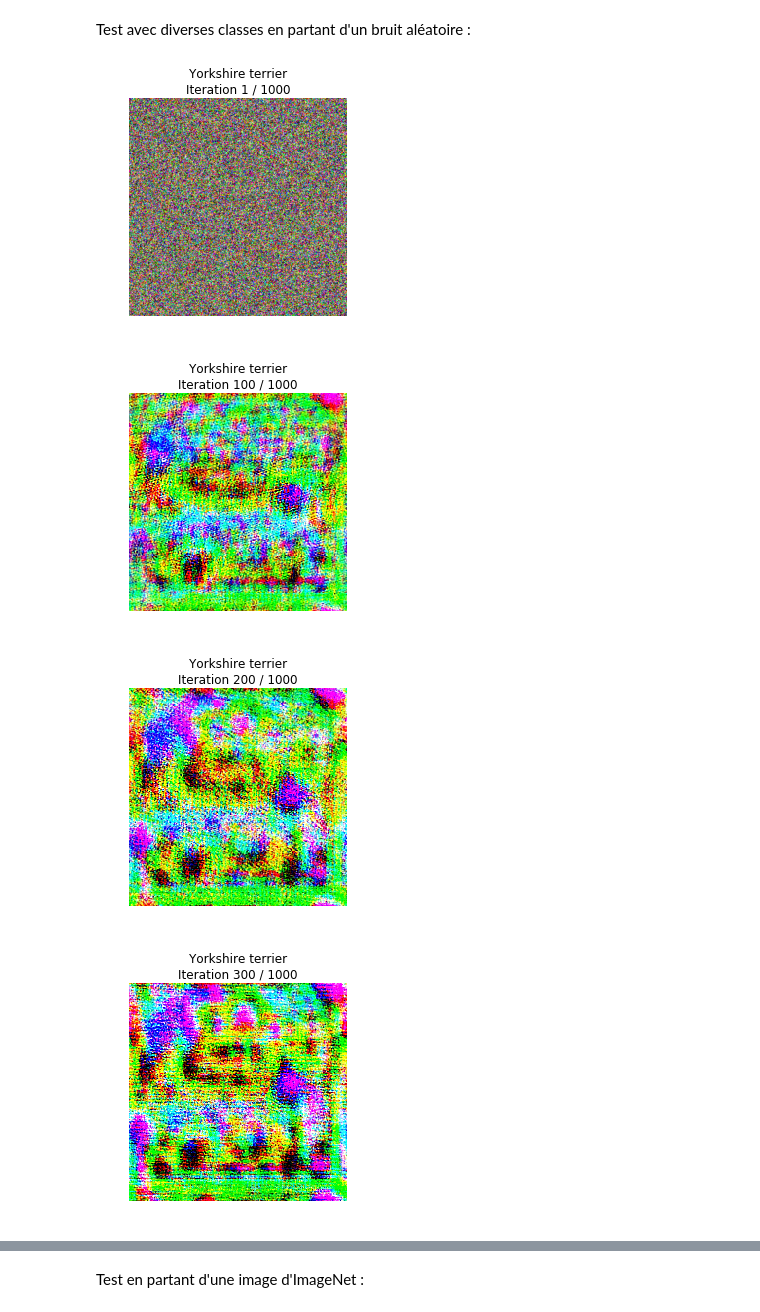
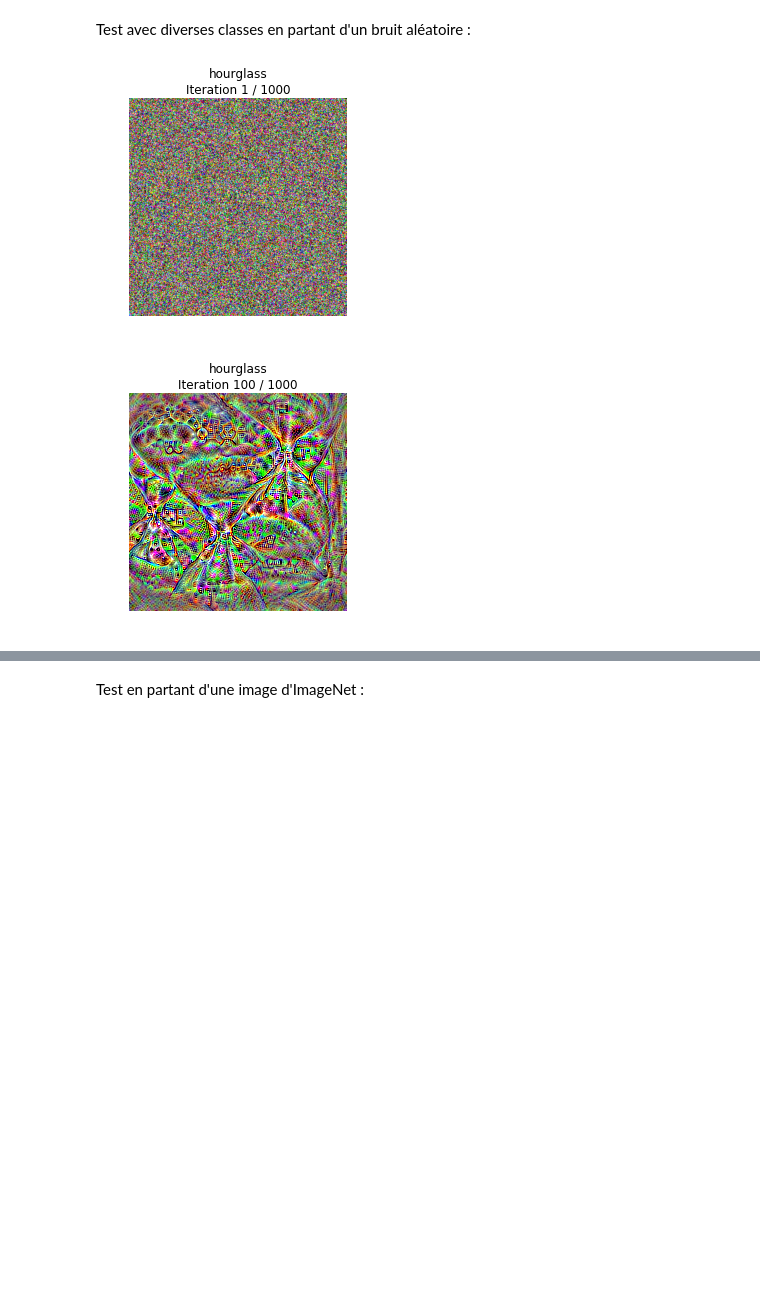
Before and after one commit to kalifou/tme_10_11_rdfia, a Jupyter notebook: TME10-11.ipynb, the cells around one changed output, grey strips where cells are left out. Cells and saved outputs as stored; diff of their text form; code cells hidden in the pictures; blank space fills up the shorter version.

```diff
--- a/TME10-11.ipynb
+++ b/TME10-11.ipynb
@@ -339,7 +344,7 @@ number of iterations needed: 12
 Ecrire le code permettant de calculer une image maximisant le score d'une classe, sujet à un certain nombre de régularisations. Voir le sujet pour les details.
 # %%
 def create_class_visualization(target_y, model, dtype, init_img=None, l2_reg=1e-3, learning_rate=5,
-                               num_iterations=200, blur_every=10, max_jitter=16, show_every=25):
+                               num_iterations=200, blur_every=10, max_jitter=16, show_every=25,fig_names=''):
     """
     Generate an image to maximize the score of target_y under a pretrained model.
 
@@ -375,7 +380,7 @@ def create_class_visualization(target_y, model, dtype, init_img=None, l2_reg=1e-
         ########################################################################
         # TODO: Use the model to compute the gradient of the score for the     #
         # class target_y with respect to the pixels of the image, and make a   #
-        # gradient step on the image using the learning rate. Don't forget the #
+        # gradient step on the image using the learning rate. Don't forget thne #
         # L2 regularization term!                                              #
         # Be very careful about the signs of elements in your code.            #
         ########################################################################
@@ -387,6 +392,7 @@ def create_class_visualization(target_y, model, dtype, init_img=None, l2_reg=1e-
         #print(grad.data.shape)
         #print(X_fooling_var.data.shape)
         img_var.data += learning_rate * grad
+        img_var.grad.data.zero_()
         #print(F.softmax(model(img_var))[0,target_y])
         ########################################################################
         #                             END OF YOUR CODE                         #
@@ -410,26 +416,26 @@ def create_class_visualization(target_y, model, dtype, init_img=None, l2_reg=1e-
             plt.title('%s\nIteration %d / %d' % (class_name, t + 1, num_iterations))
             plt.gcf().set_size_inches(4, 4)
             plt.axis('off')
+            #plt.savefig('classvisu'+fig_names+'lr:'+str(learning_rate)+'regu:'+str(l2_reg)+str(t)+'.jpg')
             plt.show()
 
+
     return deprocess(img.cpu())
 # %% [markdown]
 Test avec diverses classes en partant d'un bruit aléatoire :
 # %%
 dtype = torch.FloatTensor
 # dtype = torch.cuda.FloatTensor # Uncomment this to use GPU
 model.type(dtype)
 
 #target_y = 76 # Tarantula
 # target_y = 78 # Tick
-target_y = 187 # Yorkshire Terrier
+#target_y = 187 # Yorkshire Terrier
 # target_y = 683 # Oboe
 #target_y = 366 # Gorilla
-# target_y = 604 # Hourglass
+target_y = 604 # Hourglass
 # target_y = np.random.randint(1000) # Classe aléatoire
-out = create_class_visualization(target_y, model, dtype, show_every=100, num_iterations=1000)
+out = create_class_visualization(target_y, model, dtype, show_every=100, num_iterations=1000,fig_names='fromNoise')
 # %% [output]
-[figure, old version]
+[figure, new version]
-[figure, old version]
+[figure, new version]
-[figure, removed]
-[figure, removed]
```
Also changed, not shown: parts of 6 cells of this notebook.
